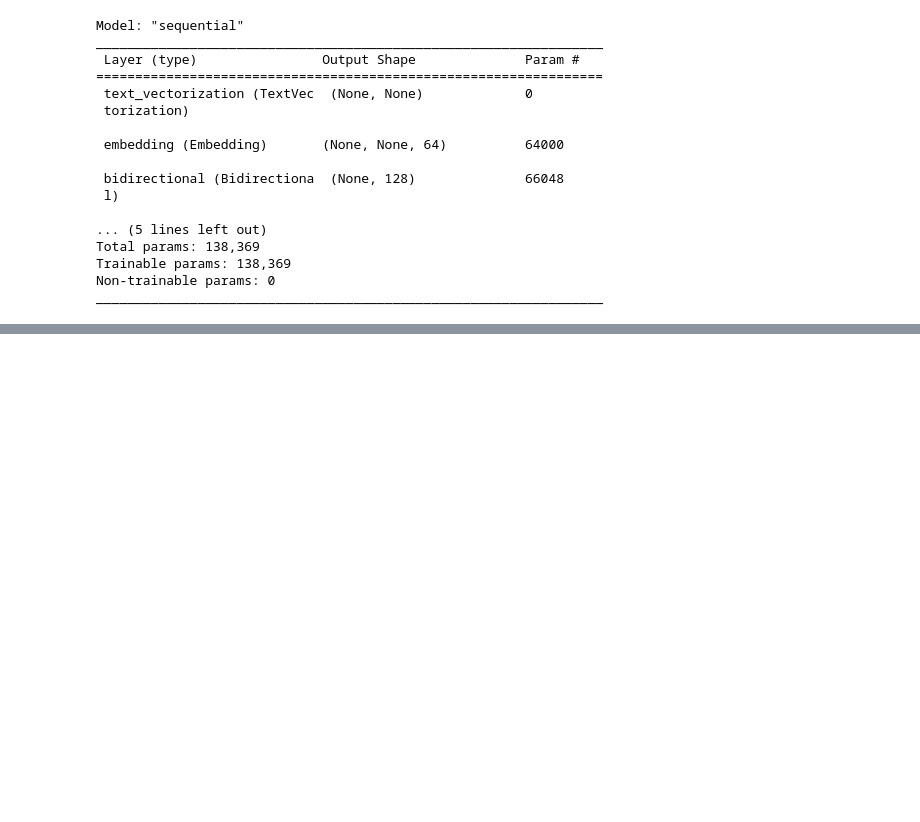
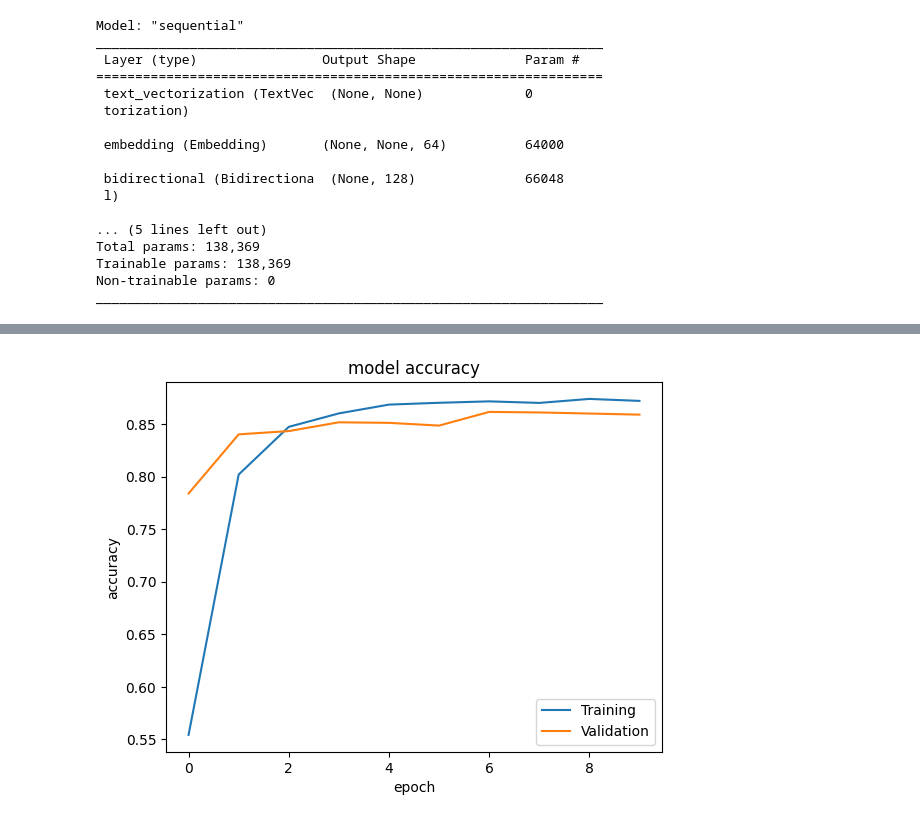
Before and after one commit to CarolineAndradeR/Data-Science, a Jupyter notebook: Deep_Learning.ipynb, the cells around one changed output, grey strips where cells are left out. Cells and saved outputs as stored; diff of their text form; code cells hidden in the pictures; blank space fills up the shorter version.

```diff
--- a/Deep_Learning.ipynb
+++ b/Deep_Learning.ipynb
@@ -224,0 +151,12 @@ print(seed_text)
+# %%
+import matplotlib.pyplot as plt
+
+plt.plot(history.history['accuracy'])
+plt.plot(history.history['val_accuracy'])
+plt.title('model accuracy')
+plt.ylabel('accuracy')
+plt.xlabel('epoch')
+plt.legend(['Training', 'Validation'], loc='lower right')
+plt.show()
+# %% [output]
+[figure, added]
```
Also changed, not shown: parts of 19 cells of this notebook.
